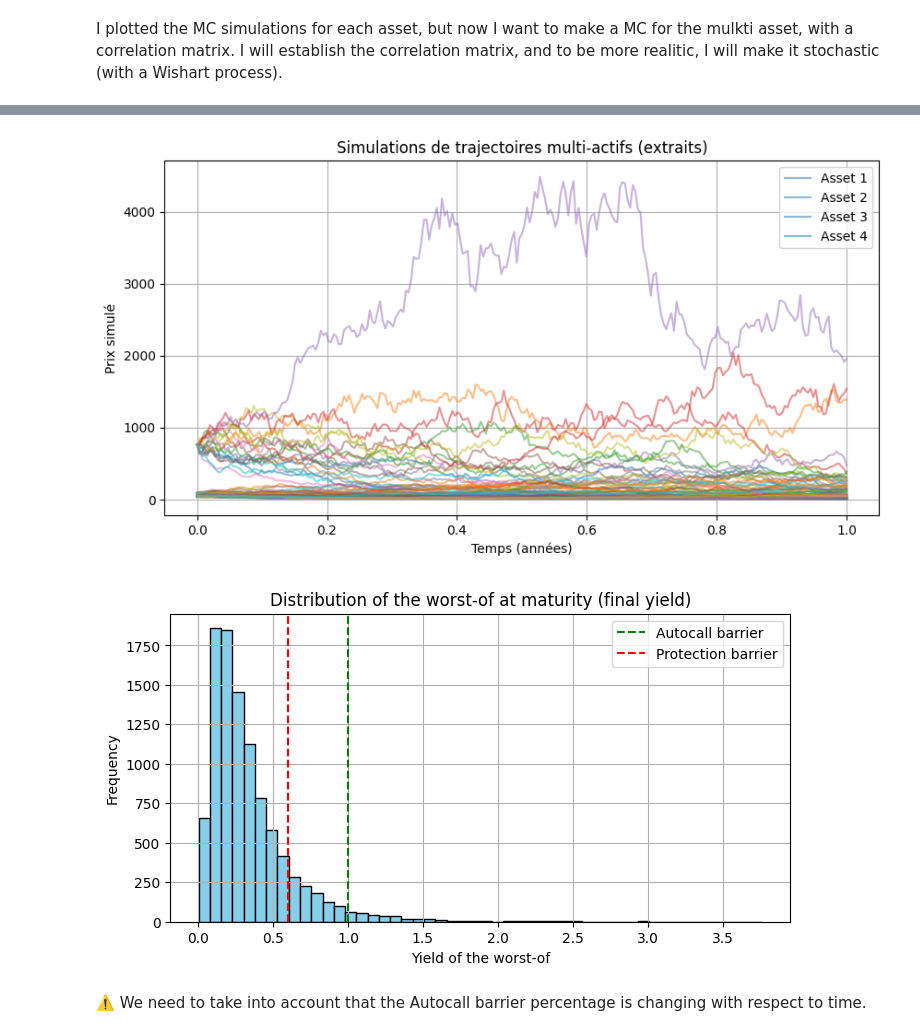
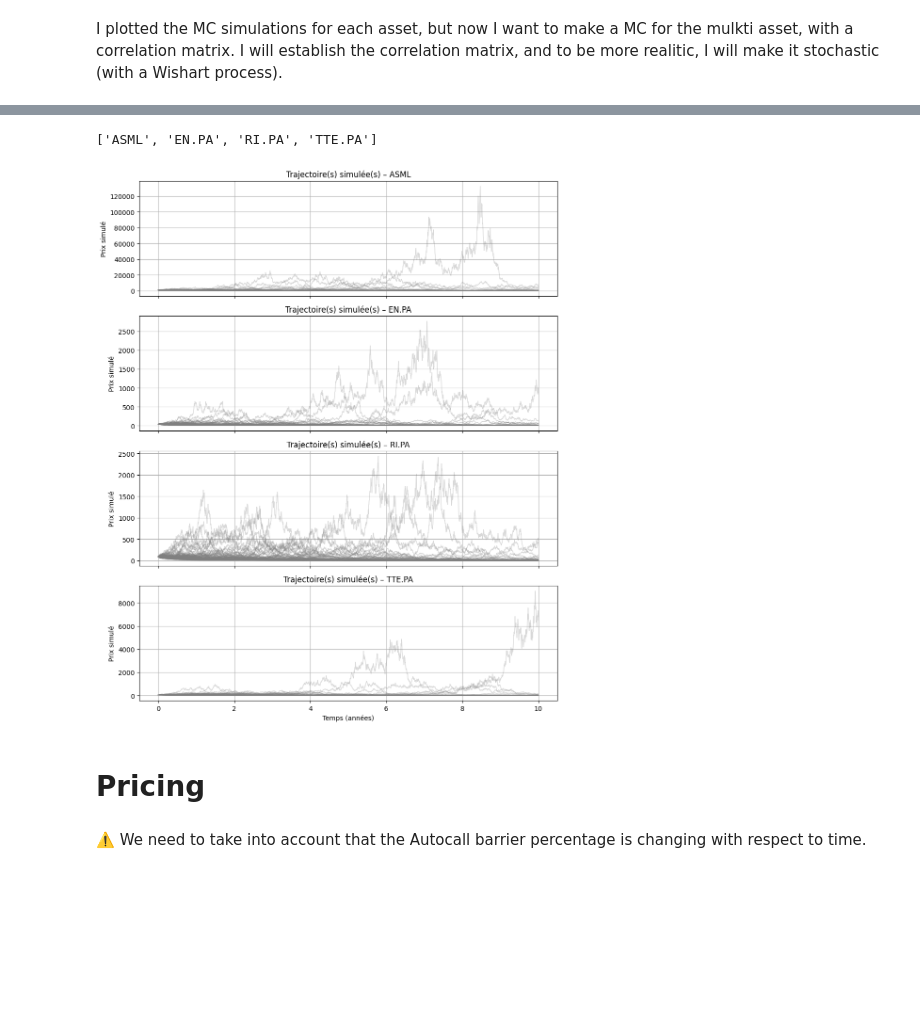
Before and after one commit to Pocame/Financial-Engineering-KEIO, a Jupyter notebook: code.ipynb, the cells around one changed output, grey strips where cells are left out. Drawn from its saved outputs; the diff is of its cells as text; code cells hidden in the pictures; blank space fills up the shorter version.

```diff
--- a/code.ipynb
+++ b/code.ipynb
@@ -619,7 +626,7 @@ def simulate_wishart_process(X0, Theta, kappa, G, dt, N_steps):
 d = 4  # number of assets
 
 dt = 1/252
-N_steps = 252
+N_steps = 2268
 
 kappa = estimate_kappa(cov_matrices, dt)
 print(f"Estimation de kappa : {kappa:.4f}")
@@ -756,2 +763,13 @@ for ticker in spot_prices.keys():
 # %%
-nu = ###
+from scipy.stats import t
+
+# Ajustement sur les rendements
+df, loc, scale = t.fit(returns)
+nu = {}
+
+for ticker in spot_prices.index:
+    returns = log_returns[ticker].dropna().values
+    df, _, _ = t.fit(returns)
+    nu[ticker] = df
+
+nu = pd.Series(nu)
@@ -763,7 +779,7 @@ for ticker in spot_prices.keys():
     plt.figure(figsize=(12,5))
 
     # Trajectoires récentes
-    paths_recent = monte_carlo_paths_tstudent(spot_prices.loc[ticker], mu, recent_vol.loc[ticker, 'vol'], T, N, M, nu.iloc[ticker])
+    paths_recent = monte_carlo_paths_tstudent(spot_prices.loc[ticker], mu, recent_vol.loc[ticker, 'vol'], T, N, M, nu.loc[ticker])
 
     plt.figure(figsize=(5, 3))
     for i in range(M):
@@ -776,7 +792,7 @@ for ticker in spot_prices.keys():
 
 
     # Trajectoires pré-covid
-    paths_precovid = monte_carlo_paths_tstudent(spot_prices.loc[ticker], mu, old_vol.loc[ticker, 'vol'], T, N, M)
+    paths_precovid = monte_carlo_paths_tstudent(spot_prices.loc[ticker], mu, old_vol.loc[ticker, 'vol'], T, N, M, nu.loc[ticker])
     for i in range(M):
         plt.plot(paths_precovid[i], lw=0.5, alpha=0.1, color='gray')
     mean_path = paths_precovid.mean(axis=0)
@@ -846,8 +860,6 @@ def simulate_multivariate_asset_paths(S0, X_paths, mu, dt, N_steps):
 # %%
 S0 = close_prices.iloc[-1].values  # prix initiaux des actifs (shape: d,)
-mu_multi = np.full(len(S0), mu)        # ex: drift constant 5% annualisé
-dt = 1/252                         # pas de temps journalier
-N_steps = 252                     # horizon 1 an
+mu_multi = np.full(len(S0), mu)        # ex: drift constant 5% annualisé                    # horizon 2035
 # %%
 path = simulate_multivariate_asset_paths(S0, X_paths, mu_multi, dt, N_steps)
 # %%
@@ -856,38 +868,32 @@ all_paths = np.zeros((M, N_steps + 1, len(S0)))
 
 for i in tqdm(range(M)):
     all_paths[i] = simulate_multivariate_asset_paths(S0, X_paths, mu, dt, N_steps)
+# %%
+asset_names
+# %% [output]
+['ASML', 'EN.PA', 'RI.PA', 'TTE.PA']
 # %%
-num_paths_to_plot = 20
-fig, ax = plt.subplots(figsize=(10, 5))
+num_paths_to_plot = 100
+num_assets = len(S0)
+
+fig, axes = plt.subplots(num_assets, 1, figsize=(10, 3 * num_assets), sharex=True)
 
 time = np.linspace(0, N_steps * dt, N_steps + 1)
 
-for d_idx in range(len(S0)):
+for d_idx in range(num_assets):
+    ax = axes[d_idx] if num_assets > 1 else axes
     for i in range(num_paths_to_plot):
-        ax.plot(time, all_paths[i, :, d_idx], alpha=0.5, label=f"Asset {d_idx+1}" if i == 0 else "")
+        ax.plot(time, all_paths[i, :, d_idx], lw=1, alpha=0.3, color = 'gray')
+    ax.set_title(f"Trajectoire(s) simulée(s) – {asset_names[d_idx]}")
+    ax.set_ylabel("Prix simulé")
+    ax.grid(True)
 
-ax.set_title("Simulations de trajectoires multi-actifs (extraits)")
-ax.set_xlabel("Temps (années)")
-ax.set_ylabel("Prix simulé")
-ax.grid(True)
-ax.legend()
+axes[-1].set_xlabel("Temps (années)")
+plt.tight_layout()
 plt.show()
 # %% [output]
-[figure, old version]
+[figure, new version]
-# %%
-worst_perfs = np.min(all_paths[:, -1, :] / all_paths[:, 0, :], axis=1)
-
-plt.figure(figsize=(8, 4))
-plt.hist(worst_perfs, bins=50, color="skyblue", edgecolor="k")
-plt.axvline(1.0, color="green", linestyle="--", label="Autocall barrier")
-plt.axvline(0.6, color="red", linestyle="--", label="Protection barrier")
-plt.title("Distribution of the worst-of at maturity (final yield)")
-plt.xlabel("Yield of the worst-of")
-plt.ylabel("Frequency")
-plt.legend()
-plt.grid(True)
-plt.show()
-# %% [output]
-[figure, removed]
+# %% [markdown]
+# Pricing
 # %% [markdown]
 ⚠️ We need to take into account that the Autocall barrier percentage is changing with respect to time.
```
Also changed, not shown: parts of 18 cells of this notebook.
